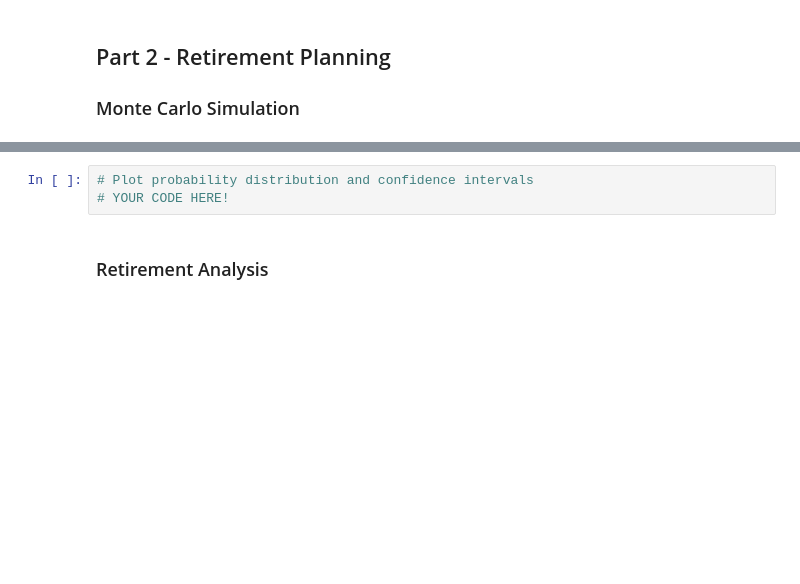
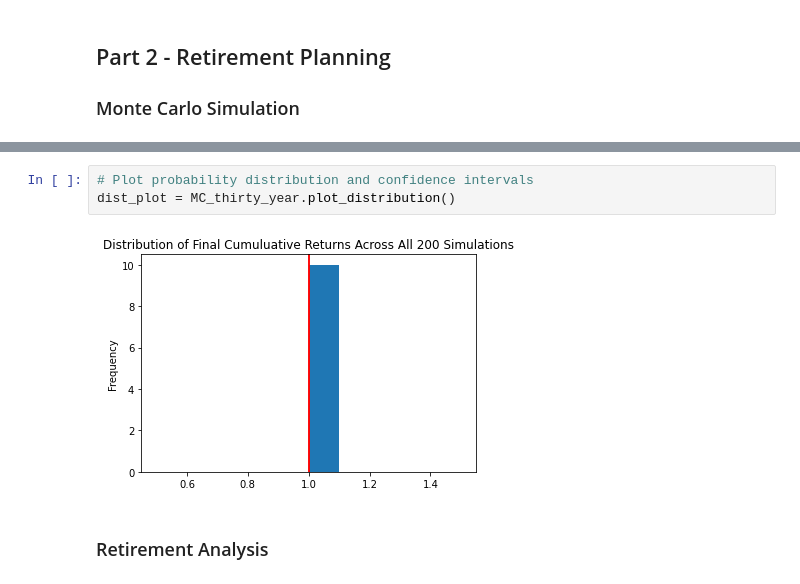
Before and after one commit to Luke-Mac/financial_planning, a Jupyter notebook: financial-planner.ipynb, the cells around one changed output, grey strips where cells are left out. Saved outputs shown, nothing was run; the diff lists cells and outputs as text; blank space fills up the shorter version.

```diff
--- a/financial-planner.ipynb
+++ b/financial-planner.ipynb
@@ -276,6 +346,8 @@ df_stock_data.head()
 # %%
 # Plot probability distribution and confidence intervals
-# YOUR CODE HERE!
+dist_plot = MC_thirty_year.plot_distribution()
+# %% [output]
+[figure, added]
 # %% [markdown]
 ### Retirement Analysis
 # %%
```
Also changed, not shown: parts of 10 cells of this notebook.
